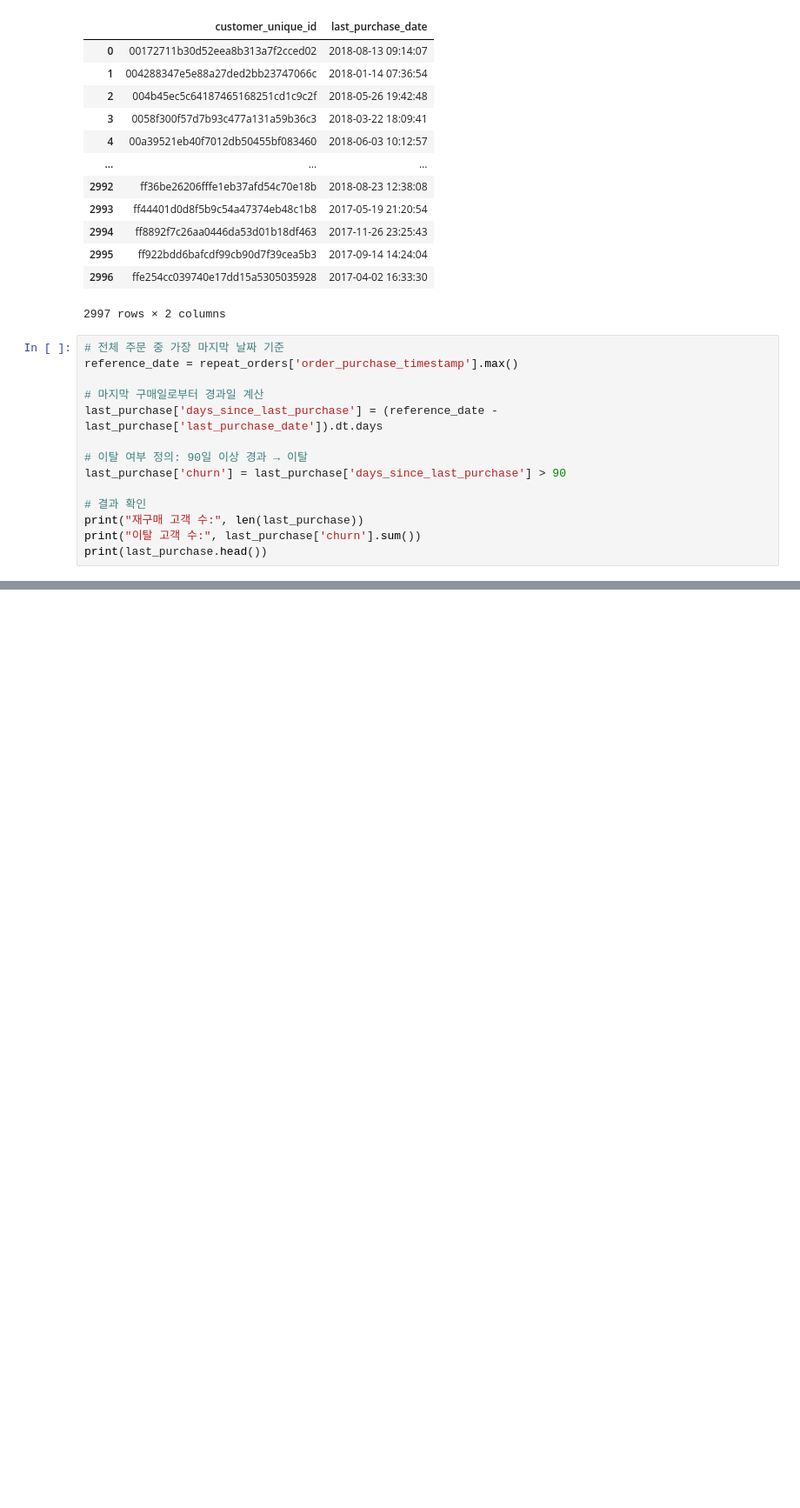
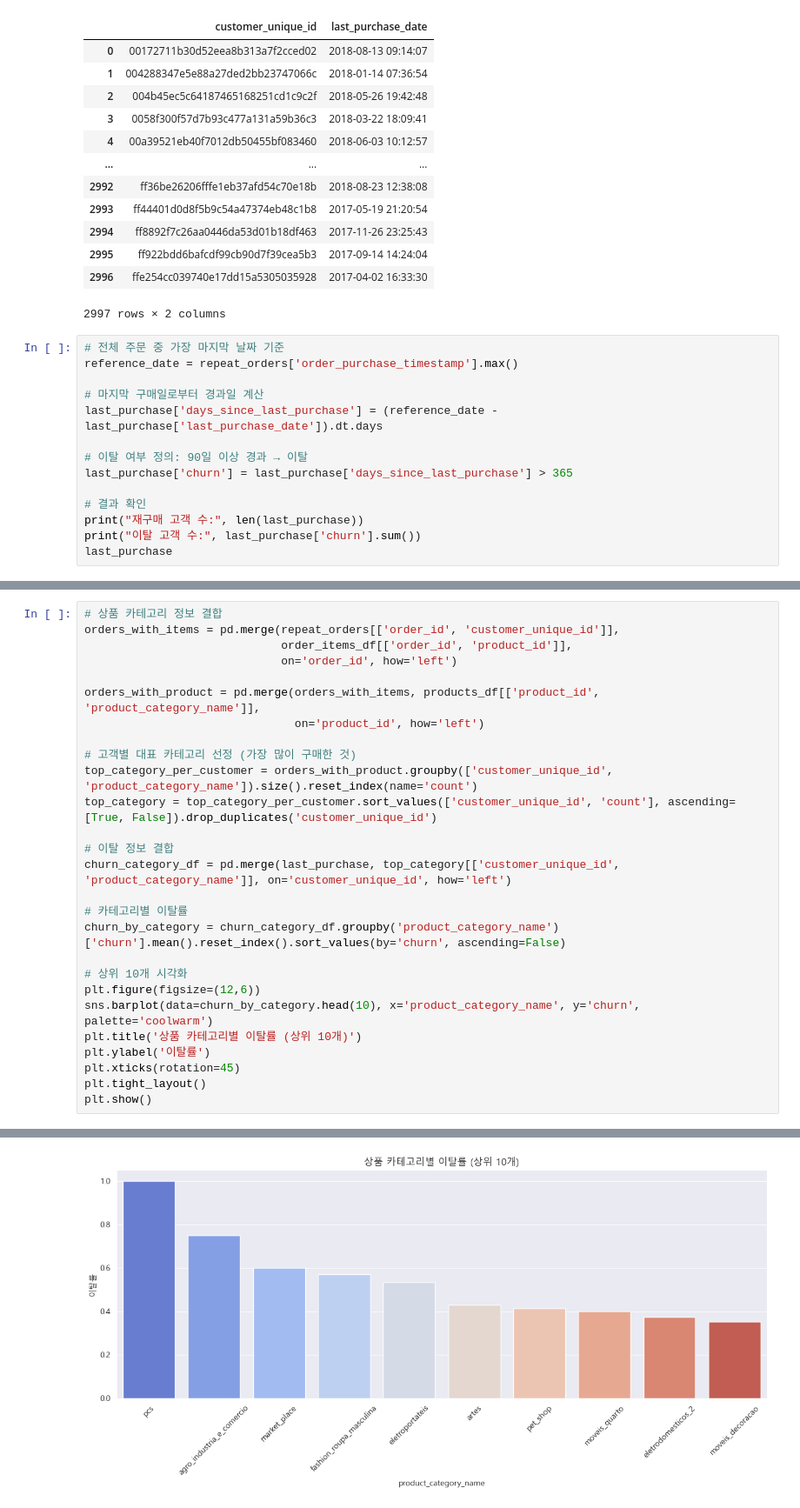
Before and after one commit to jinijini20/SKN14-2nd-5Team, a Jupyter notebook: JenoJungKyu/reprice.ipynb, the cells around one changed output, grey strips where cells are left out. Shown: that part at 87% size. Saved outputs shown, nothing was run; the diff lists cells and outputs as text; blank space fills up the shorter version.

```diff
--- a/JenoJungKyu/reprice.ipynb
+++ b/JenoJungKyu/reprice.ipynb
@@ -208,11 +208,11 @@ reference_date = repeat_orders['order_purchase_timestamp'].max()
 last_purchase['days_since_last_purchase'] = (reference_date - last_purchase['last_purchase_date']).dt.days
 
 # 이탈 여부 정의: 90일 이상 경과 → 이탈
-last_purchase['churn'] = last_purchase['days_since_last_purchase'] > 90
+last_purchase['churn'] = last_purchase['days_since_last_purchase'] > 365
 
 # 결과 확인
 print("재구매 고객 수:", len(last_purchase))
 print("이탈 고객 수:", last_purchase['churn'].sum())
-print(last_purchase.head())
+last_purchase
 # %% [output]
 재구매 고객 수: 2997
@@ -232,0 +237,28 @@ print(last_purchase.head())
+# %%
+# 상품 카테고리 정보 결합
+orders_with_items = pd.merge(repeat_orders[['order_id', 'customer_unique_id']],
+                             order_items_df[['order_id', 'product_id']],
+                             on='order_id', how='left')
+
+orders_with_product = pd.merge(orders_with_items, products_df[['product_id', 'product_category_name']],
+                               on='product_id', how='left')
+
+# 고객별 대표 카테고리 선정 (가장 많이 구매한 것)
+top_category_per_customer = orders_with_product.groupby(['customer_unique_id', 'product_category_name']).size().reset_index(name='count')
+top_category = top_category_per_customer.sort_values(['customer_unique_id', 'count'], ascending=[True, False]).drop_duplicates('customer_unique_id')
+
+# 이탈 정보 결합
+churn_category_df = pd.merge(last_purchase, top_category[['customer_unique_id', 'product_category_name']], on='customer_unique_id', how='left')
+
+# 카테고리별 이탈률
+churn_by_category = churn_category_df.groupby('product_category_name')['churn'].mean().reset_index().sort_values(by='churn', ascending=False)
+
+# 상위 10개 시각화
+plt.figure(figsize=(12,6))
+sns.barplot(data=churn_by_category.head(10), x='product_category_name', y='churn', palette='coolwarm')
+plt.title('상품 카테고리별 이탈률 (상위 10개)')
+plt.ylabel('이탈률')
+plt.xticks(rotation=45)
+plt.tight_layout()
+plt.show()
+# %% [output]
@@ -232,0 +268 @@ print(last_purchase.head())
+[figure, added]
```
Also changed, not shown: parts of 12 cells of this notebook.
